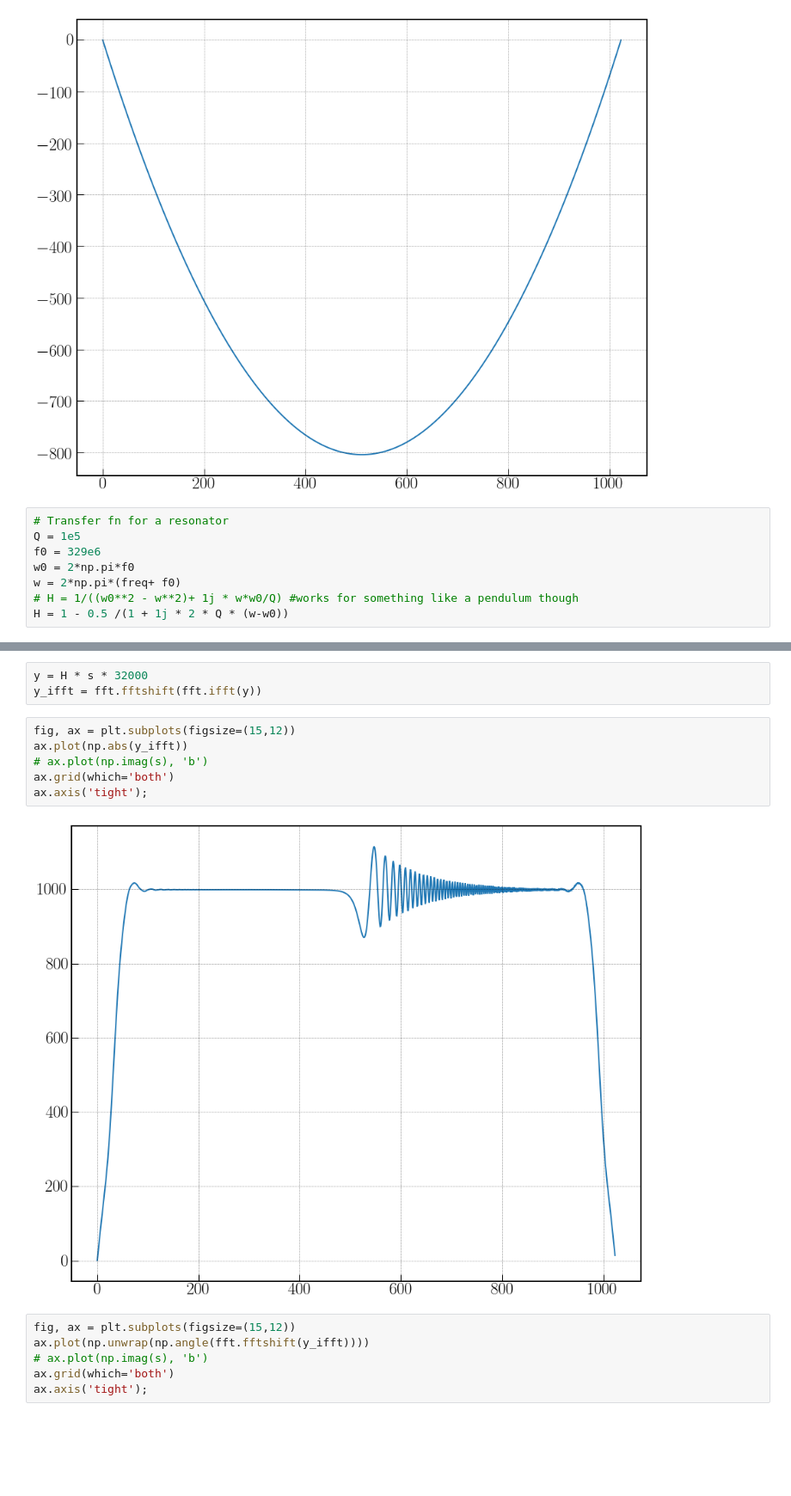
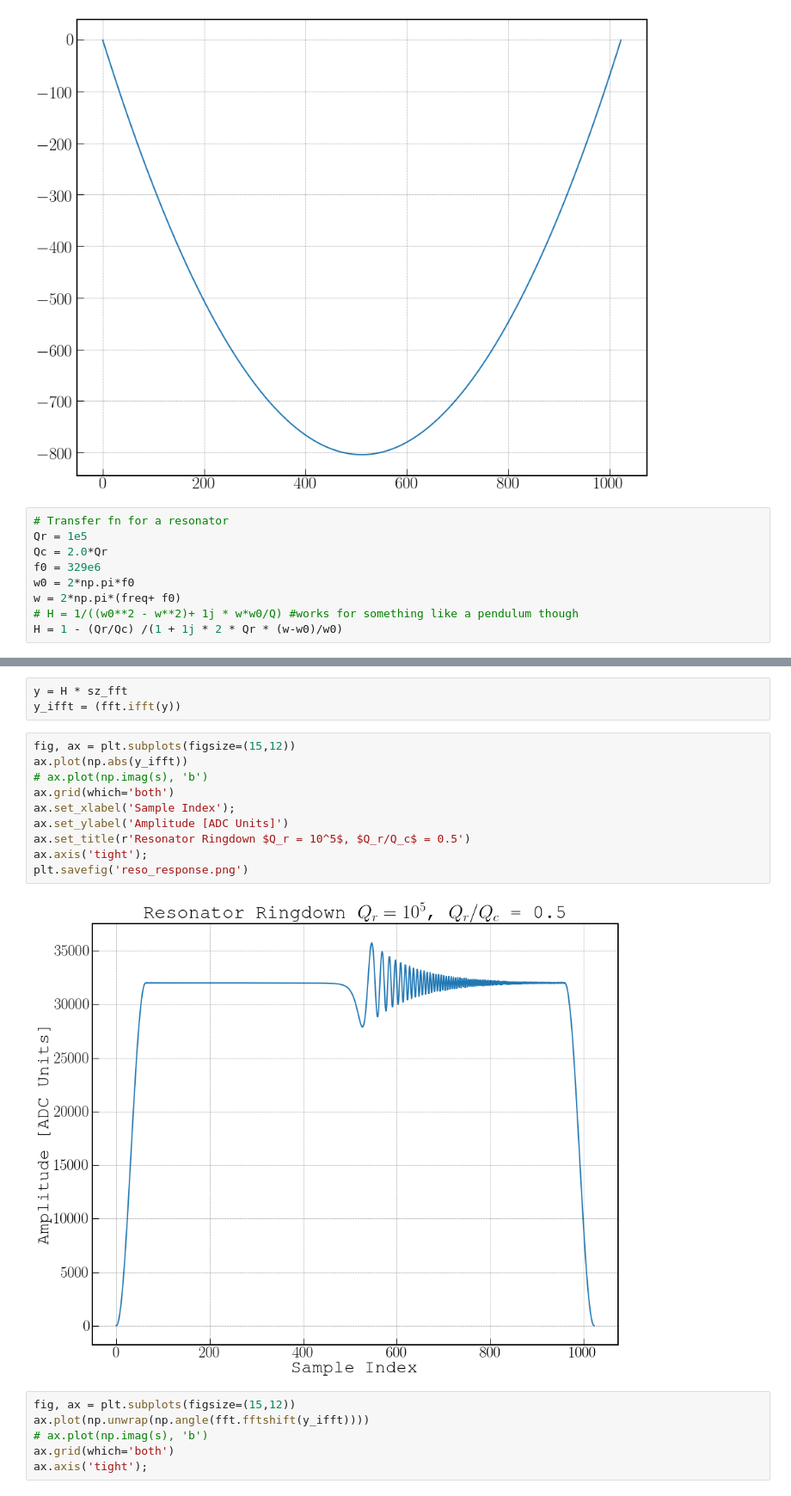
Before and after one commit to WanduiAlbert/ResoBolo, a Jupyter notebook: code/Slow Chirp Measurements.ipynb, the cells around one changed output, grey strips where cells are left out. Shown at 86% size. Saved outputs shown, nothing was run; the diff lists cells and outputs as text; blank space fills up the shorter version.

```diff
--- a/code/Slow Chirp Measurements.ipynb
+++ b/code/Slow Chirp Measurements.ipynb
@@ -97,11 +102,12 @@ ax.axis('tight');
 [figure]
 # %%
 # Transfer fn for a resonator
-Q = 1e5
+Qr = 1e5
+Qc = 2.0*Qr
 f0 = 329e6
 w0 = 2*np.pi*f0
 w = 2*np.pi*(freq+ f0)
 # H = 1/((w0**2 - w**2)+ 1j * w*w0/Q) #works for something like a pendulum though
-H = 1 - 0.5 /(1 + 1j * 2 * Q * (w-w0))
+H = 1 - (Qr/Qc) /(1 + 1j * 2 * Qr * (w-w0)/w0)
 # %%
 fig, ax = plt.subplots(figsize=(15,12))
@@ -114,14 +120,18 @@ ax.axis('tight');
 # %%
-y = H * s * 32000
-y_ifft = fft.fftshift(fft.ifft(y))
+y = H * sz_fft
+y_ifft = (fft.ifft(y))
 # %%
 fig, ax = plt.subplots(figsize=(15,12))
 ax.plot(np.abs(y_ifft))
 # ax.plot(np.imag(s), 'b')
 ax.grid(which='both')
+ax.set_xlabel('Sample Index');
+ax.set_ylabel('Amplitude [ADC Units]')
+ax.set_title(r'Resonator Ringdown $Q_r = 10^5$, $Q_r/Q_c$ = 0.5')
 ax.axis('tight');
+plt.savefig('reso_response.png')
 # %% [output]
-[figure, old version]
+[figure, new version]
 # %%
 fig, ax = plt.subplots(figsize=(15,12))
 ax.plot(np.unwrap(np.angle(fft.fftshift(y_ifft))))
```
Also changed, not shown: parts of 3 cells of this notebook, 13 other files.
